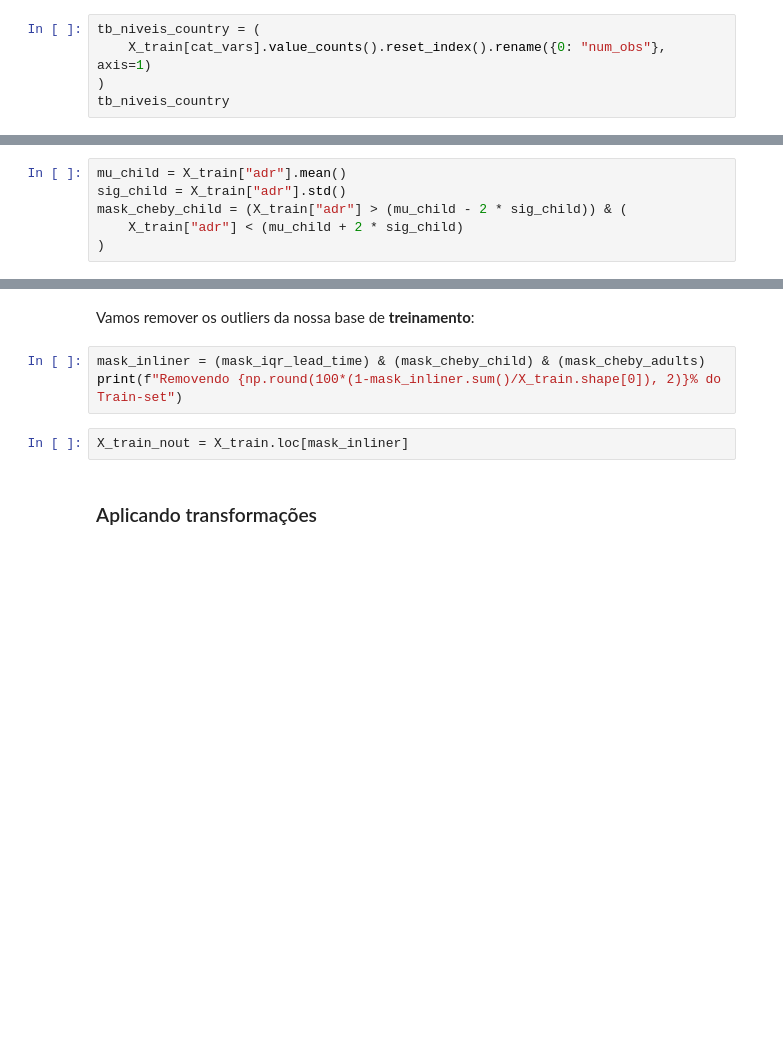
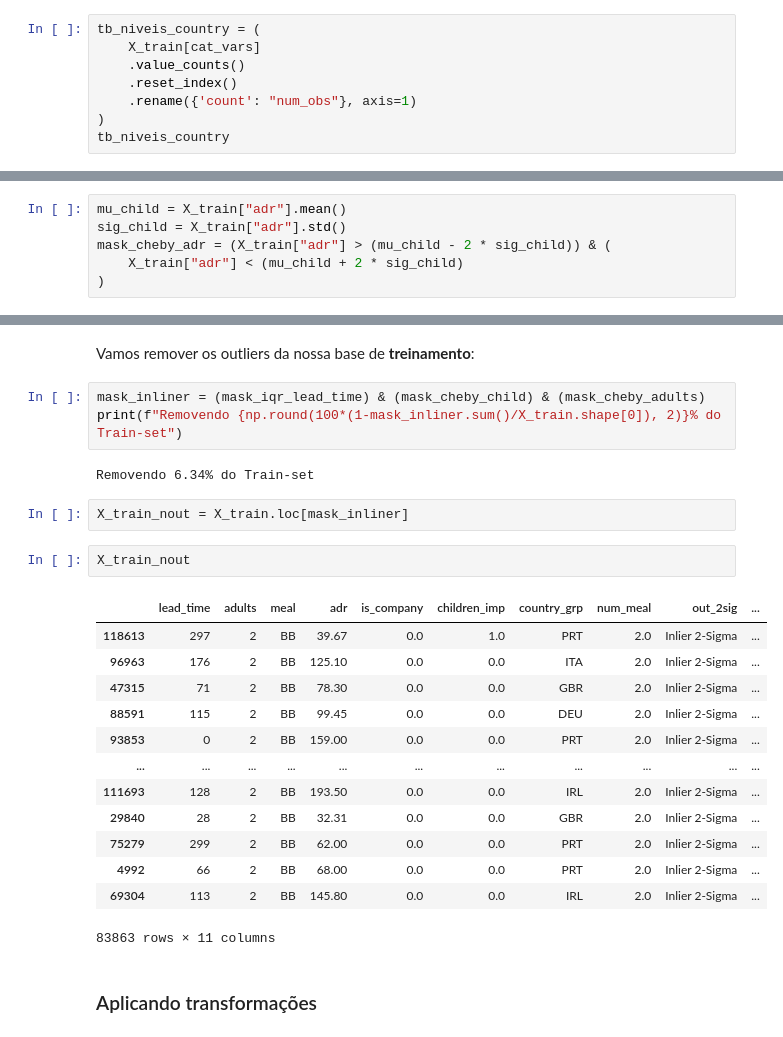
Before and after one commit to sadguilherme/99_PT_JAN2023, a Jupyter notebook: aulas/20230504 ML Workflow.ipynb, the cells around one changed output, grey strips where cells are left out. Saved outputs shown, nothing was run; the diff lists cells and outputs as text; blank space fills up the shorter version.

```diff
--- a/aulas/20230504 ML Workflow.ipynb
+++ b/aulas/20230504 ML Workflow.ipynb
@@ -295,6 +312,9 @@ ord_vars = ["meal"]
 A forma mais comum de tratar níveis raros é agrupando-os em uma nova categoria.
 # %%
 tb_niveis_country = (
-    X_train[cat_vars].value_counts().reset_index().rename({0: "num_obs"}, axis=1)
+    X_train[cat_vars]
+    .value_counts()
+    .reset_index()
+    .rename({'count': "num_obs"}, axis=1)
 )
 tb_niveis_country
@@ -446,7 +698,7 @@ mask_cheby_child = (X_train["children_imp"] > (mu_child - 5 * sig_child)) & (
 # %%
 mu_child = X_train["adr"].mean()
 sig_child = X_train["adr"].std()
-mask_cheby_child = (X_train["adr"] > (mu_child - 2 * sig_child)) & (
+mask_cheby_adr = (X_train["adr"] > (mu_child - 2 * sig_child)) & (
     X_train["adr"] < (mu_child + 2 * sig_child)
 )
 # %%
@@ -461,8 +713,26 @@ Vamos remover os outliers da nossa base de **treinamento**:
 # %%
 mask_inliner = (mask_iqr_lead_time) & (mask_cheby_child) & (mask_cheby_adults)
 print(f"Removendo {np.round(100*(1-mask_inliner.sum()/X_train.shape[0]), 2)}% do Train-set")
+# %% [output]
+Removendo 6.34% do Train-set
 # %%
 X_train_nout = X_train.loc[mask_inliner]
+# %%
+X_train_nout
+# %% [output]
+|  | lead_time | adults | meal | adr | is_company | children_imp | country_grp | num_meal | out_2sig | ... |
+| 118613 | 297 | 2 | BB | 39.67 | 0.0 | 1.0 | PRT | 2.0 | Inlier 2-Sigma | ... |
+| 96963 | 176 | 2 | BB | 125.10 | 0.0 | 0.0 | ITA | 2.0 | Inlier 2-Sigma | ... |
+| 47315 | 71 | 2 | BB | 78.30 | 0.0 | 0.0 | GBR | 2.0 | Inlier 2-Sigma | ... |
+| 88591 | 115 | 2 | BB | 99.45 | 0.0 | 0.0 | DEU | 2.0 | Inlier 2-Sigma | ... |
+| 93853 | 0 | 2 | BB | 159.00 | 0.0 | 0.0 | PRT | 2.0 | Inlier 2-Sigma | ... |
+| ... | ... | ... | ... | ... | ... | ... | ... | ... | ... | ... |
+| 111693 | 128 | 2 | BB | 193.50 | 0.0 | 0.0 | IRL | 2.0 | Inlier 2-Sigma | ... |
+| 29840 | 28 | 2 | BB | 32.31 | 0.0 | 0.0 | GBR | 2.0 | Inlier 2-Sigma | ... |
+| 75279 | 299 | 2 | BB | 62.00 | 0.0 | 0.0 | PRT | 2.0 | Inlier 2-Sigma | ... |
+| 4992 | 66 | 2 | BB | 68.00 | 0.0 | 0.0 | PRT | 2.0 | Inlier 2-Sigma | ... |
+| 69304 | 113 | 2 | BB | 145.80 | 0.0 | 0.0 | IRL | 2.0 | Inlier 2-Sigma | ... |
+83863 rows × 11 columns
 # %% [markdown]
 ### Aplicando transformações
 # %%
```
Also changed, not shown: parts of 41 cells of this notebook.
